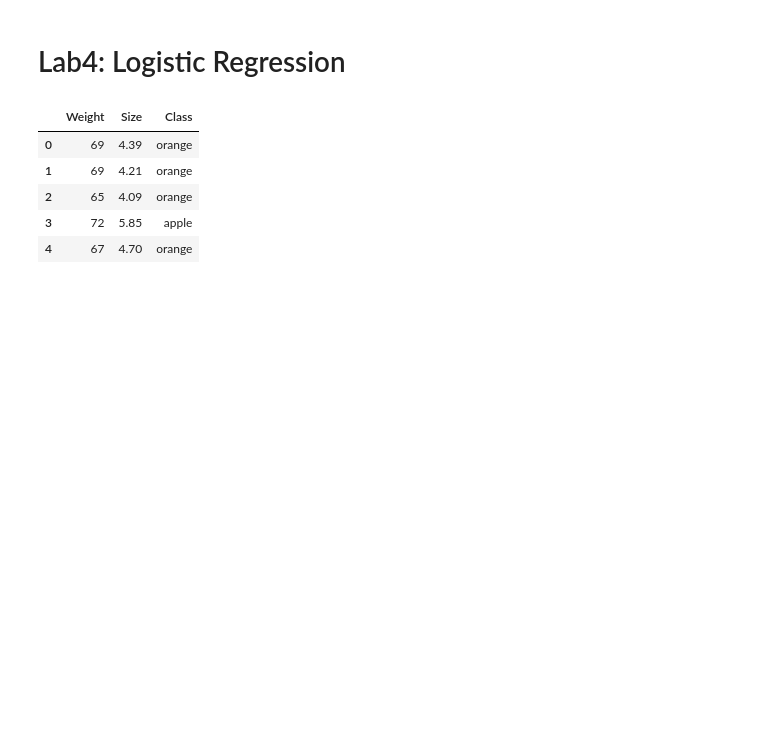
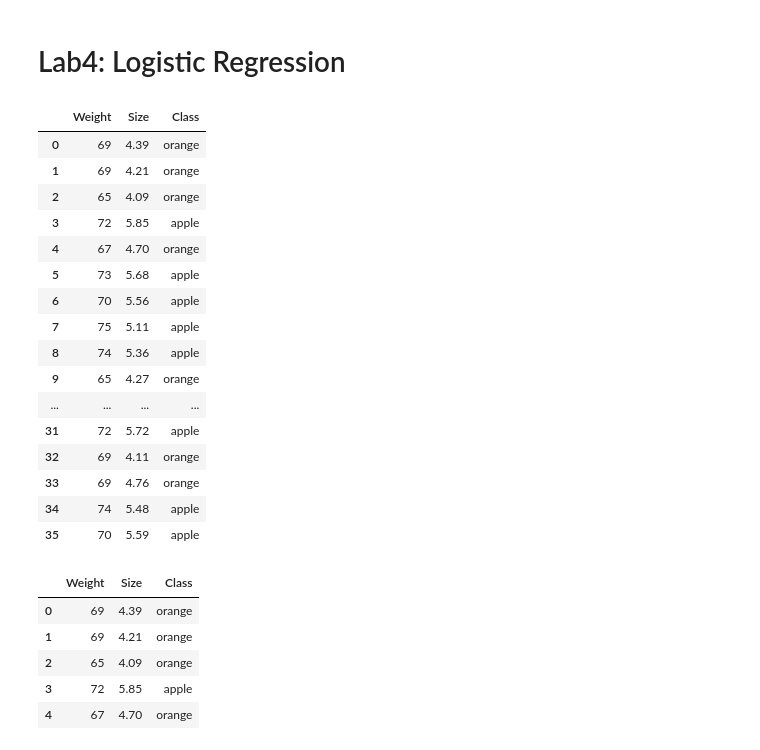
Before and after one commit to toche7/MLandAI, a Jupyter notebook: Lab4_LogisticRegression.ipynb, the cells around one changed output. Saved outputs shown, nothing was run; the diff lists cells and outputs as text; code cells hidden in the pictures; blank space fills up the shorter version.

```diff
--- a/Lab4_LogisticRegression.ipynb
+++ b/Lab4_LogisticRegression.ipynb
@@ -6,6 +6,27 @@
 import pandas as pd
 import numpy as np
 import matplotlib.pyplot as plt
+# %%
+df= pd.read_csv("https://github.com/toche7/DataSets/raw/main/apple.csv")
+df
+# %% [output]
+|  | Weight | Size | Class |
+| 0 | 69 | 4.39 | orange |
+| 1 | 69 | 4.21 | orange |
+| 2 | 65 | 4.09 | orange |
+| 3 | 72 | 5.85 | apple |
+| 4 | 67 | 4.70 | orange |
+| 5 | 73 | 5.68 | apple |
+| 6 | 70 | 5.56 | apple |
+| 7 | 75 | 5.11 | apple |
+| 8 | 74 | 5.36 | apple |
+| 9 | 65 | 4.27 | orange |
+| ... | ... | ... | ... |
+| 31 | 72 | 5.72 | apple |
+| 32 | 69 | 4.11 | orange |
+| 33 | 69 | 4.76 | orange |
+| 34 | 74 | 5.48 | apple |
+| 35 | 70 | 5.59 | apple |
 # %%
 df = pd.read_csv("/content/apples_and_oranges_Train.csv")
 df.head()
```
